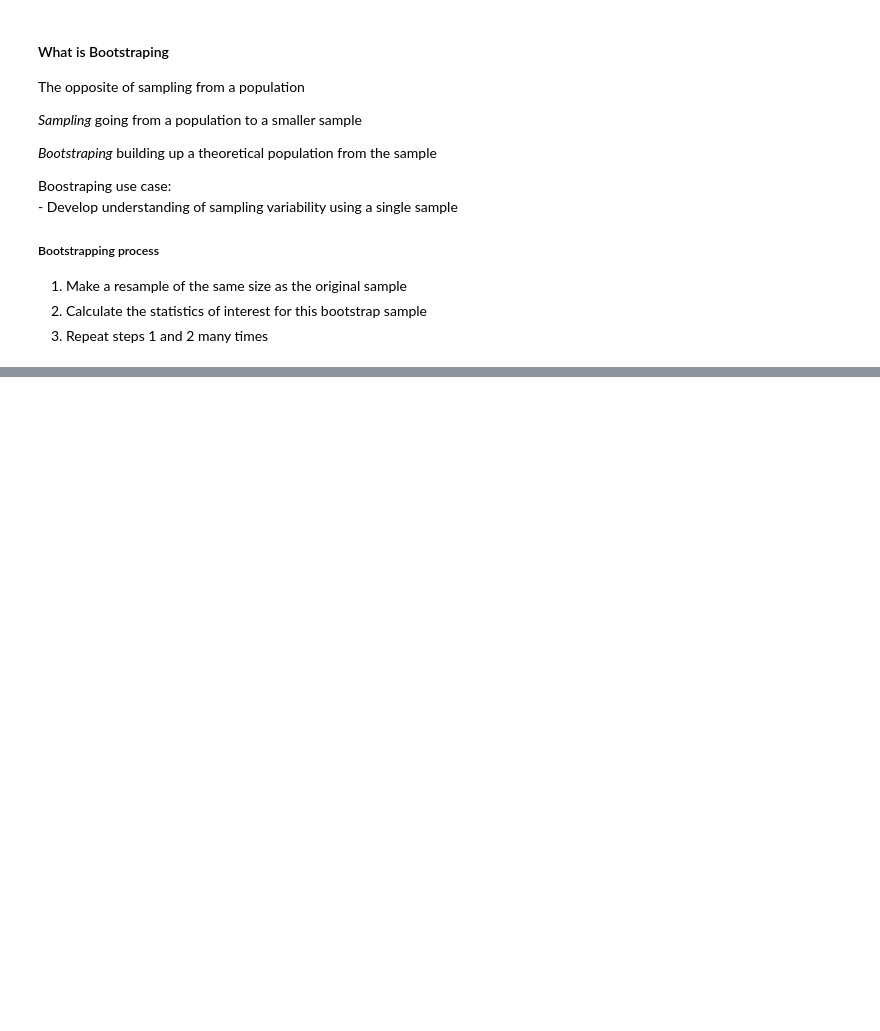
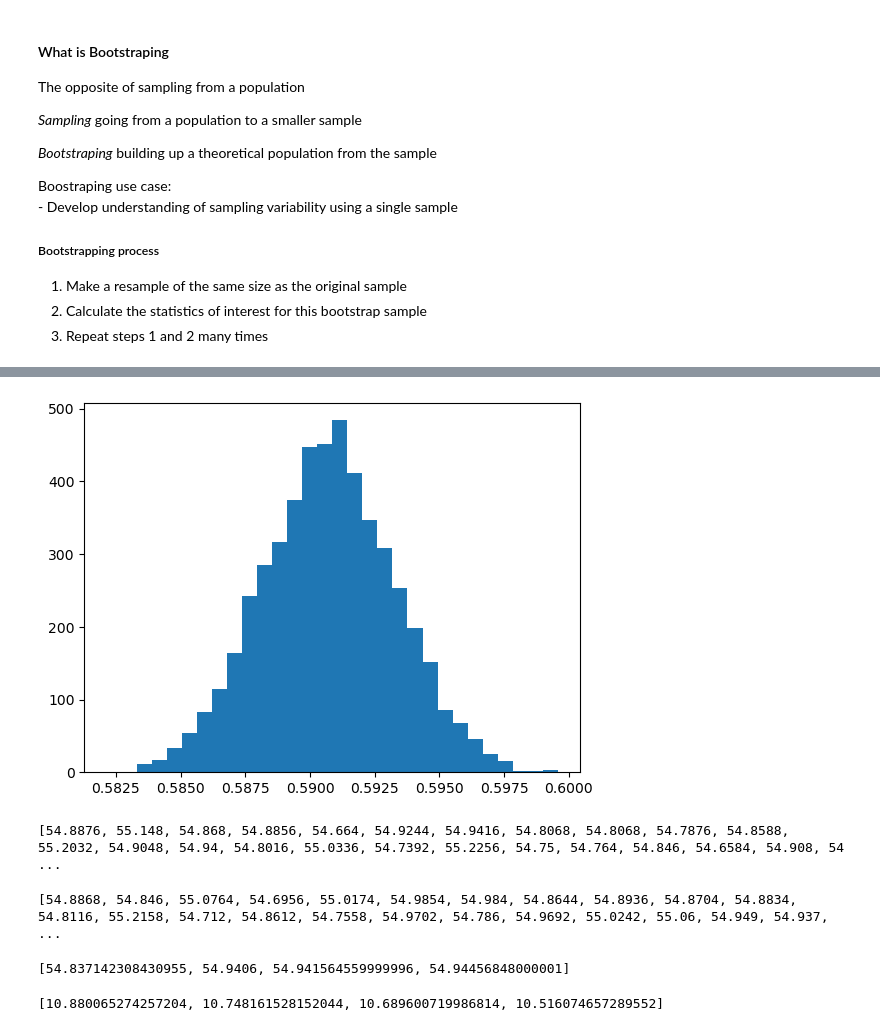
Before and after one commit to Jnn002/dc_datacamp, a Jupyter notebook: Data_analyst_python/Chapter_8_sampling/04_bootstrapping.ipynb, the cells around one changed output, grey strips where cells are left out. Drawn from its saved outputs; the diff is of its cells as text; code cells hidden in the pictures; blank space fills up the shorter version.

```diff
--- a/Data_analyst_python/Chapter_8_sampling/04_bootstrapping.ipynb
+++ b/Data_analyst_python/Chapter_8_sampling/04_bootstrapping.ipynb
@@ -42,0 +58,78 @@ plt.show()
+# %%
+spotify_pop = pd.read_feather('datasets/spotify_2000_2020.feather')
+spotify_sample = spotify_pop.sample(n = 5000)
+# %%
+# Generate 1 bootstrap resample
+spotify_1_resample = spotify_sample.sample(frac=1, replace=True)
+
+# Replicate this 1000 times
+mean_danceability_5000 = []
+for i in range(5000):
+	mean_danceability_5000.append(
+        np.mean(spotify_sample.sample(frac=1, replace=True)['danceability'])
+	)
+
+# Draw a histogram of the resample means
+plt.hist(mean_danceability_5000, bins = 30)
+plt.show()
+# %% [output]
+[figure, added]
+# %%
+# Generate a sampling distribution of 5000
+mean_popularity_5000_samp = []
+for i in range(5000):
+    mean_popularity_5000_samp.append(
+    	np.mean(spotify_sample.sample(n = 2500)['popularity'])
+    )
+
+# Print the sampling distribution results
+print(mean_popularity_5000_samp)
+# %% [output]
+[54.8876, 55.148, 54.868, 54.8856, 54.664, 54.9244, 54.9416, 54.8068, 54.8068, 54.7876, 54.8588, 55.2032, 54.9048, 54.94, 54.8016, 55.0336, 54.7392, 55.2256, 54.75, 54.764, 54.846, 54.6584, 54.908, 54 ...
+# %%
+# Generate a sampling distribution of 5000 replicates
+mean_popularity_5000_boots = []
+for i in range(5000):
+    mean_popularity_5000_boots.append(
+    	# Sample 500 rows and calculate the mean popularity
+    	np.mean(spotify_sample.sample(frac = 1, replace = True)['popularity'])
+    )
+
+# Print the sampling distribution results
+print(mean_popularity_5000_boots)
+# %% [output]
+[54.8868, 54.846, 55.0764, 54.6956, 55.0174, 54.9854, 54.984, 54.8644, 54.8936, 54.8704, 54.8834, 54.8116, 55.2158, 54.712, 54.8612, 54.7558, 54.9702, 54.786, 54.9692, 55.0242, 55.06, 54.949, 54.937,  ...
+# %%
+# Calculate the population mean popularity
+pop_mean = spotify_pop['popularity'].mean()
+
+# Calculate the original sample mean popularity
+samp_mean = spotify_sample['popularity'].mean()
+
+# Calculate the sampling dist'n estimate of mean popularity
+samp_distn_mean = np.mean(mean_popularity_5000_samp)
+
+# Calculate the bootstrap dist'n estimate of mean popularity
+boot_distn_mean = np.mean(mean_popularity_5000_boots)
+
+# Print the means
+print([pop_mean, samp_mean, samp_distn_mean, boot_distn_mean])
+# %% [output]
+[54.837142308430955, 54.9406, 54.941564559999996, 54.94456848000001]
+# %%
+# Calculate the population std dev popularity
+pop_sd = spotify_pop['popularity'].std(ddof = 0)
+
+# Calculate the original sample std dev popularity
+samp_sd = spotify_sample['popularity'].std()
+
+# Calculate the sampling dist'n estimate of std dev popularity
+samp_distn_sd = np.std(mean_popularity_5000_samp, ddof = 1) * np.sqrt(5000)
+
+# Calculate the bootstrap dist'n estimate of std dev popularity
+boot_distn_sd = np.std(mean_popularity_5000_boots, ddof = 1) * np.sqrt(5000)
+
+# Print the standard deviations
+print([pop_sd, samp_sd, samp_distn_sd, boot_distn_sd])
+# %% [output]
+[10.880065274257204, 10.748161528152044, 10.689600719986814, 10.516074657289552]
```
Also changed, not shown: parts of 5 cells of this notebook.
